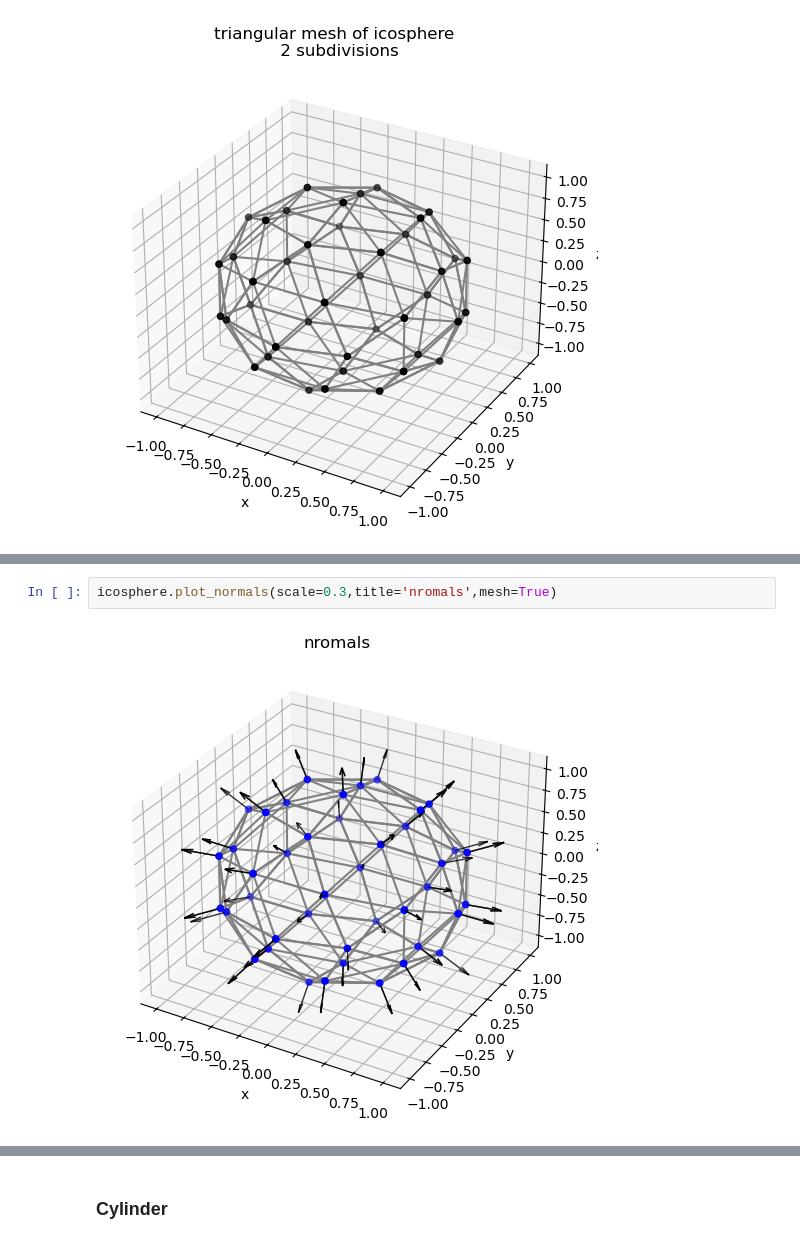
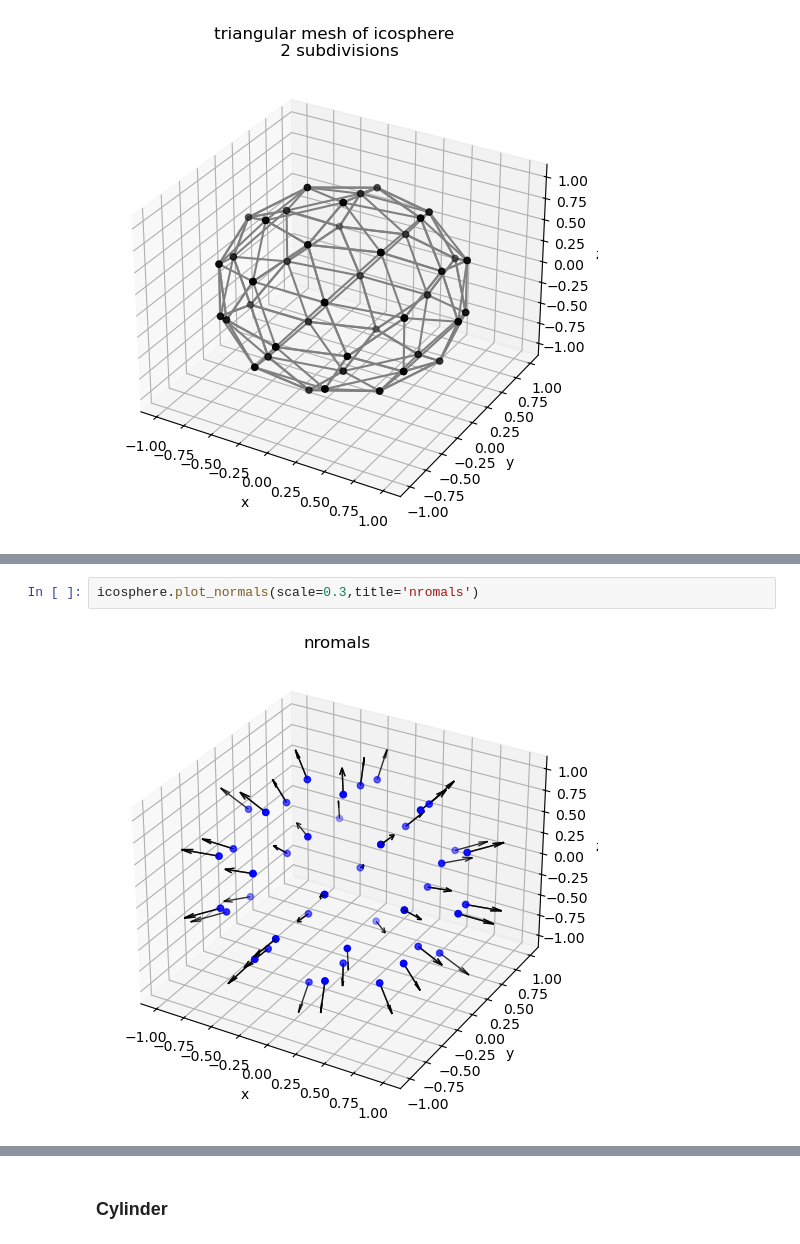
Before and after one commit to dHuberYoumans/maths, a Jupyter notebook: MeanCurvFlow/notebook/MeanCurvFlow.ipynb, the cells around one changed output, grey strips where cells are left out. Drawn from its saved outputs; the diff is of its cells as text.

```diff
--- a/MeanCurvFlow/notebook/MeanCurvFlow.ipynb
+++ b/MeanCurvFlow/notebook/MeanCurvFlow.ipynb
@@ -160,4 +159,4 @@ icosphere.plot_mesh(v_color='k',e_color='gray',title=f'triangular mesh of icosph
 # %%
-icosphere.plot_normals(scale=0.3,title='nromals',mesh=True)
+icosphere.plot_normals(scale=0.3,title='nromals')
 # %% [output]
-[figure, old version]
+[figure, new version]
```
Also changed, not shown: parts of 5 cells of this notebook.
